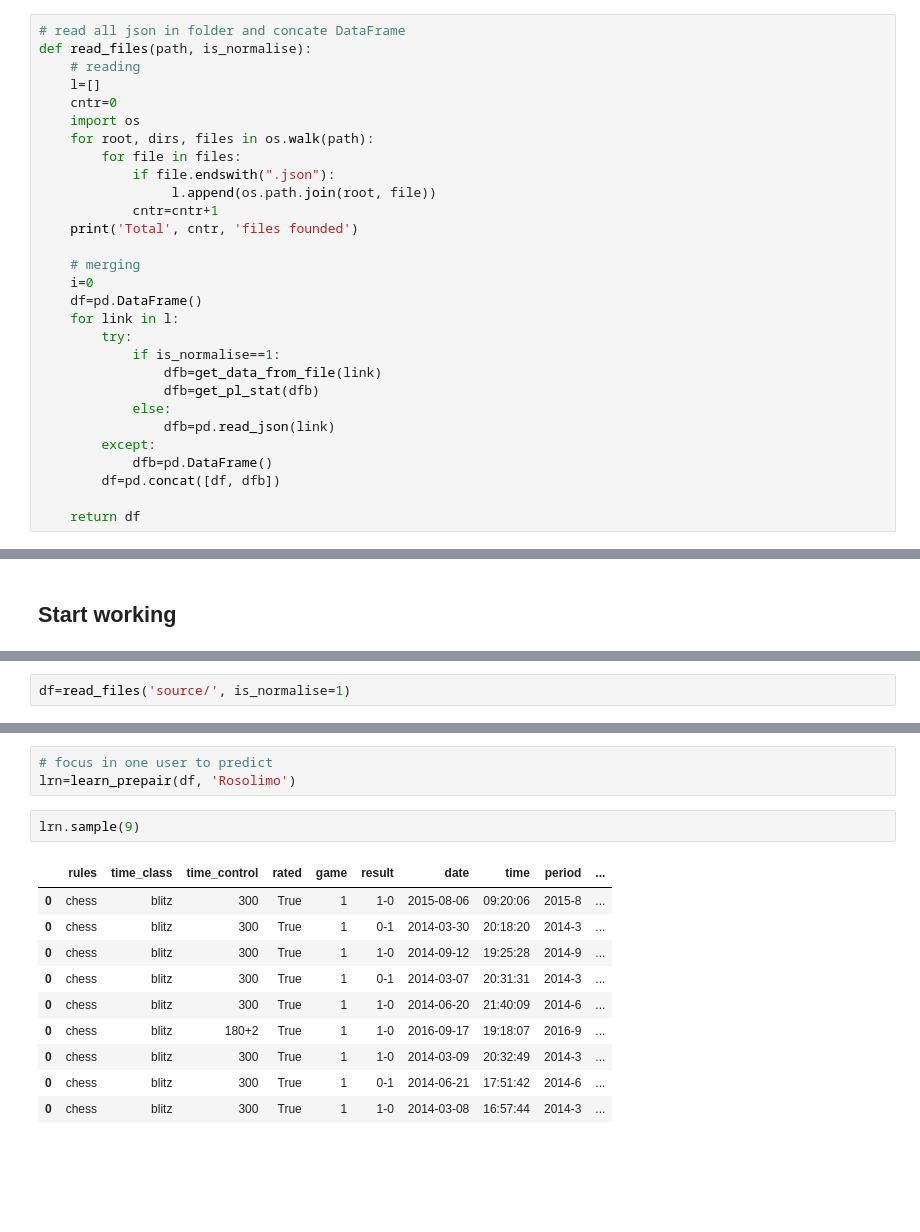
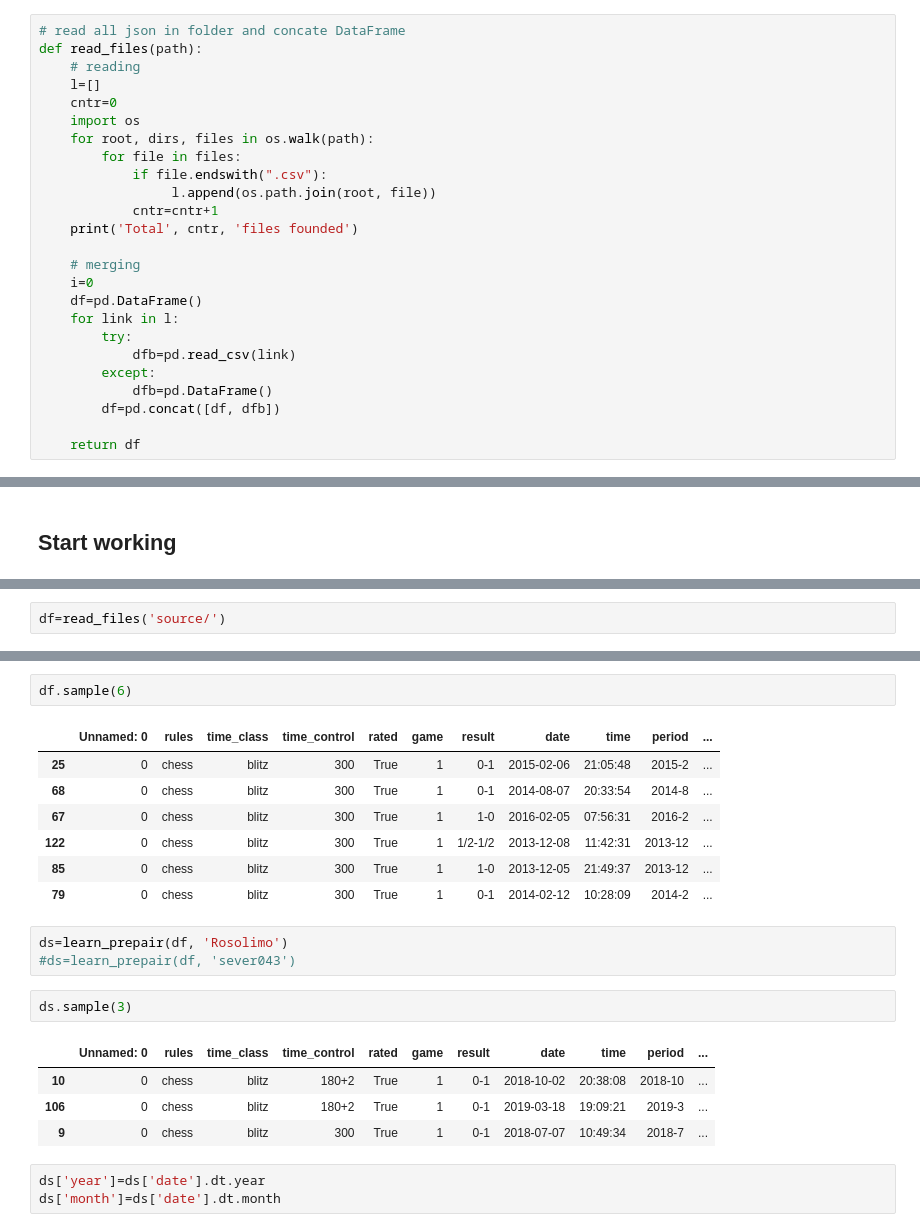
Before and after one commit to rosolimo212/chesscom, a Jupyter notebook: API_import.ipynb, the cells around one changed output, grey strips where cells are left out. Drawn from its saved outputs; the diff is of its cells as text; blank space fills up the shorter version.

```diff
--- a/API_import.ipynb
+++ b/API_import.ipynb
@@ -288,13 +257,13 @@ def file_parse(user_list, year_range):
 # %%
 # read all json in folder and concate DataFrame
-def read_files(path, is_normalise):
+def read_files(path):
     # reading
     l=[]
     cntr=0
     import os
     for root, dirs, files in os.walk(path):
         for file in files:
-            if file.endswith(".json"):
+            if file.endswith(".csv"):
                  l.append(os.path.join(root, file))
             cntr=cntr+1
     print('Total', cntr, 'files founded')
@@ -304,11 +273,7 @@ def read_files(path, is_normalise):
     df=pd.DataFrame()
     for link in l:
         try:
-            if is_normalise==1:
-                dfb=get_data_from_file(link)
-                dfb=get_pl_stat(dfb)
-            else:
-                dfb=pd.read_json(link)
+            dfb=pd.read_csv(link)
         except:
             dfb=pd.DataFrame()
         df=pd.concat([df, dfb])
@@ -382,3 +463,3 @@ Traceback (most recent call last):
 # %%
-df=read_files('source/', is_normalise=1)
+df=read_files('source/')
 # %% [output]
@@ -400,16 +467,23 @@ df.sample(9)
-# %%
-# focus in one user to predict
-lrn=learn_prepair(df, 'Rosolimo')
-# %%
-lrn.sample(9)
-# %% [output]
-|  | rules | time_class | time_control | rated | game | result | date | time | period | ... |
-| 0 | chess | blitz | 300 | True | 1 | 1-0 | 2015-08-06 | 09:20:06 | 2015-8 | ... |
-| 0 | chess | blitz | 300 | True | 1 | 0-1 | 2014-03-30 | 20:18:20 | 2014-3 | ... |
-| 0 | chess | blitz | 300 | True | 1 | 1-0 | 2014-09-12 | 19:25:28 | 2014-9 | ... |
-| 0 | chess | blitz | 300 | True | 1 | 0-1 | 2014-03-07 | 20:31:31 | 2014-3 | ... |
-| 0 | chess | blitz | 300 | True | 1 | 1-0 | 2014-06-20 | 21:40:09 | 2014-6 | ... |
-| 0 | chess | blitz | 180+2 | True | 1 | 1-0 | 2016-09-17 | 19:18:07 | 2016-9 | ... |
-| 0 | chess | blitz | 300 | True | 1 | 1-0 | 2014-03-09 | 20:32:49 | 2014-3 | ... |
-| 0 | chess | blitz | 300 | True | 1 | 0-1 | 2014-06-21 | 17:51:42 | 2014-6 | ... |
-| 0 | chess | blitz | 300 | True | 1 | 1-0 | 2014-03-08 | 16:57:44 | 2014-3 | ... |
+# %%
+df.sample(6)
+# %% [output]
+|  | Unnamed: 0 | rules | time_class | time_control | rated | game | result | date | time | period | ... |
+| 25 | 0 | chess | blitz | 300 | True | 1 | 0-1 | 2015-02-06 | 21:05:48 | 2015-2 | ... |
+| 68 | 0 | chess | blitz | 300 | True | 1 | 0-1 | 2014-08-07 | 20:33:54 | 2014-8 | ... |
+| 67 | 0 | chess | blitz | 300 | True | 1 | 1-0 | 2016-02-05 | 07:56:31 | 2016-2 | ... |
+| 122 | 0 | chess | blitz | 300 | True | 1 | 1/2-1/2 | 2013-12-08 | 11:42:31 | 2013-12 | ... |
+| 85 | 0 | chess | blitz | 300 | True | 1 | 1-0 | 2013-12-05 | 21:49:37 | 2013-12 | ... |
+| 79 | 0 | chess | blitz | 300 | True | 1 | 0-1 | 2014-02-12 | 10:28:09 | 2014-2 | ... |
+# %%
+ds=learn_prepair(df, 'Rosolimo')
+#ds=learn_prepair(df, 'sever043')
+# %%
+ds.sample(3)
+# %% [output]
+|  | Unnamed: 0 | rules | time_class | time_control | rated | game | result | date | time | period | ... |
+| 10 | 0 | chess | blitz | 180+2 | True | 1 | 0-1 | 2018-10-02 | 20:38:08 | 2018-10 | ... |
+| 106 | 0 | chess | blitz | 180+2 | True | 1 | 0-1 | 2019-03-18 | 19:09:21 | 2019-3 | ... |
+| 9 | 0 | chess | blitz | 300 | True | 1 | 0-1 | 2018-07-07 | 10:49:34 | 2018-7 | ... |
+# %%
+ds['year']=ds['date'].dt.year
+ds['month']=ds['date'].dt.month
```
Also changed, not shown: parts of 15 cells of this notebook.
